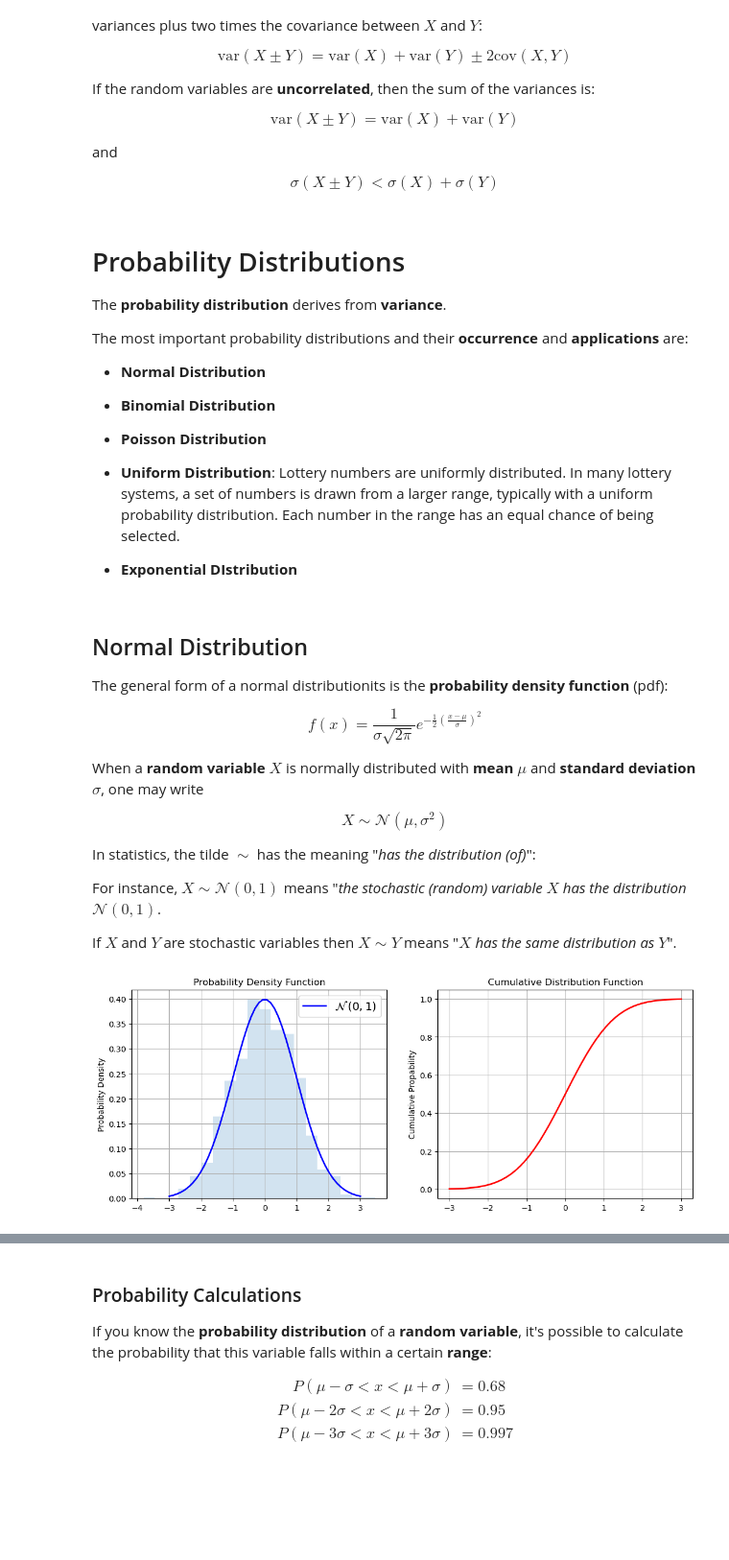
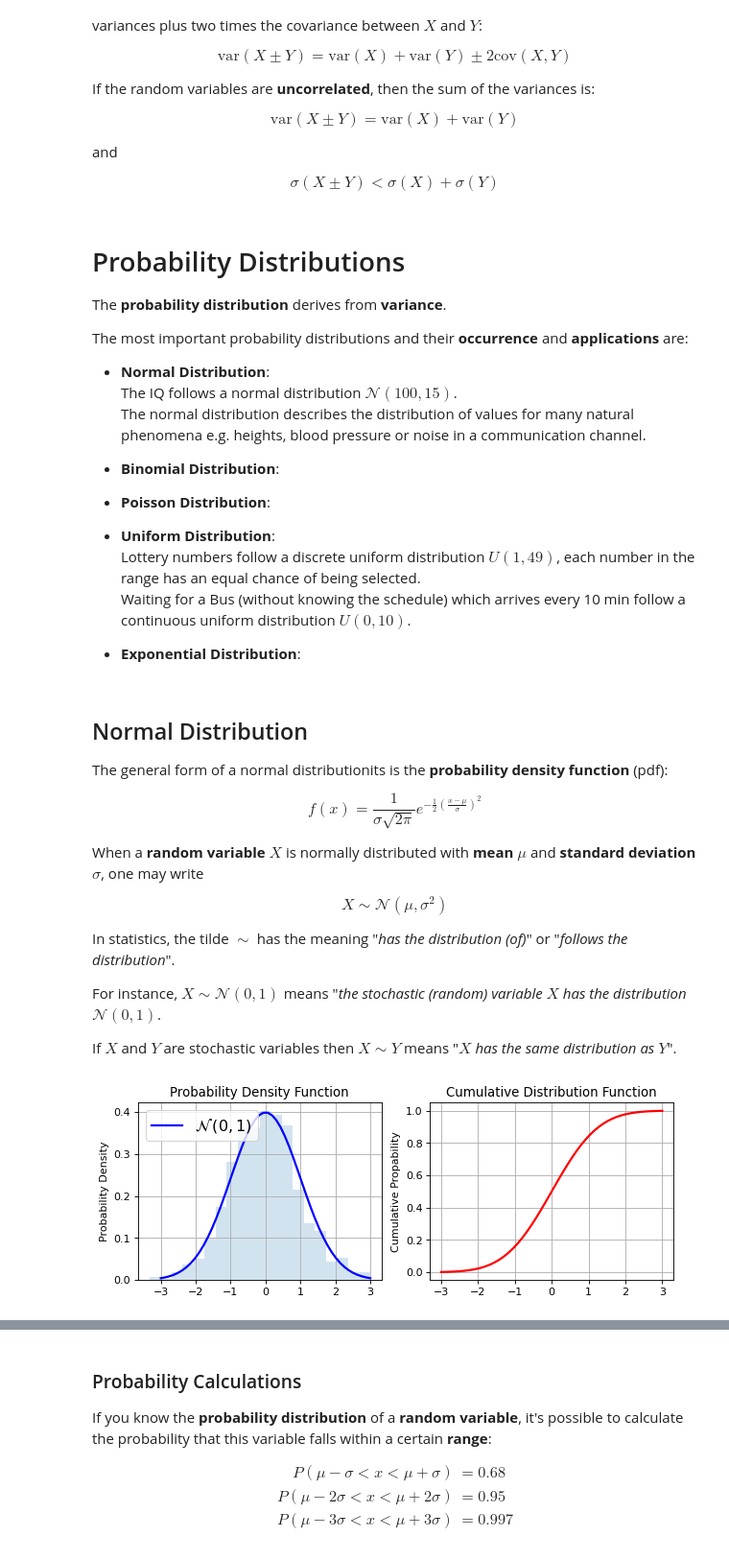
Before and after one commit to thomd/math, a Jupyter notebook: statistics.ipynb, the cells around one changed output, grey strips where cells are left out. Shown at 96% size. Cells and saved outputs as stored; diff of their text form; code cells hidden in the pictures; blank space fills up the shorter version.

```diff
--- a/statistics.ipynb
+++ b/statistics.ipynb
@@ -961,15 +961,19 @@ The **probability distribution** derives from **variance**.
 
 The most important probability distributions and their **occurrence** and **applications** are:
 
-* **Normal Distribution**
+* **Normal Distribution**:<br>
+The IQ follows a normal distribution $\mathcal{N}(100, 15)$.<br>
+The normal distribution describes the distribution of values for many natural phenomena e.g. heights, blood pressure or noise in a communication channel.
 
-* **Binomial Distribution**
+* **Binomial Distribution**:
 
-* **Poisson Distribution**
+* **Poisson Distribution**:
 
-* **Uniform Distribution**: Lottery numbers are uniformly distributed. In many lottery systems, a set of numbers is drawn from a larger range, typically with a uniform probability distribution. Each number in the range has an equal chance of being selected.
+* **Uniform Distribution**:<br>
+Lottery numbers follow a discrete uniform distribution $U(1, 49)$, each number in the range has an equal chance of being selected.<br>
+Waiting for a Bus (without knowing the schedule) which arrives every 10 min follow a continuous uniform distribution $U(0, 10)$.
 
-* **Exponential DIstribution**
+* **Exponential Distribution**:
 # %% [markdown]
 ## Normal Distribution
 
@@ -983,40 +987,39 @@ When a **random variable** $X$ is normally distributed with **mean** $\mu$ and *
 
 $$X \sim \mathcal{N}(\mu, \sigma ^{2})$$
 
-In statistics, the tilde $\sim$ has the meaning "*has the distribution (of)*":
+In statistics, the tilde $\sim$ has the meaning "*has the distribution (of)*" or "*follows the distribution*".
 
 For instance, $X \sim \mathcal{N}(0, 1)$ means "*the stochastic (random) variable $X$ has the distribution $\mathcal{N}(0, 1)$*.
 
 If $X$ and $Y$ are stochastic variables then $X \sim Y$ means "*$X$ has the same distribution as $Y$*".
 # %%
+import numpy as np
 from scipy.stats import norm                     # normal continuous random variable
-
-import numpy as np
 import matplotlib.pyplot as plt
 
 x = np.linspace(-3, 3)                           # range from [-3, 3]
 
 loc = 0                                          # mean
 scale = 1                                        # standard deviation
 
 pdf = norm.pdf(x, loc, scale)                    # Probability density function
 cdf = norm.cdf(x, loc, scale)                    # Cumulative distribution function
 
-plt.figure(figsize=(12.8, 4.8))
+plt.figure(figsize=(9, 3))
 
 plt.subplot(1,2,1)
 plt.grid()
 plt.hist(norm.rvs(size=1000), bins=20, density=True, alpha=0.2)
 plt.plot(x, pdf, linewidth=2, color="blue", label=r'$\mathcal{N}\,(0, 1)$')
 plt.title('Probability Density Function')
 plt.ylabel('Probability Density')
 plt.legend(fontsize='x-large')
 
 plt.subplot(1,2,2)
 plt.grid()
 plt.title('Cumulative Distribution Function')
 plt.ylabel('Cumulative Propability')
 plt.plot(x, cdf, linewidth=2, color="red");
 # %% [output]
-[figure, old version]
+[figure, new version]
 # %% [markdown]
```
Also changed, not shown: parts of 8 cells of this notebook.
